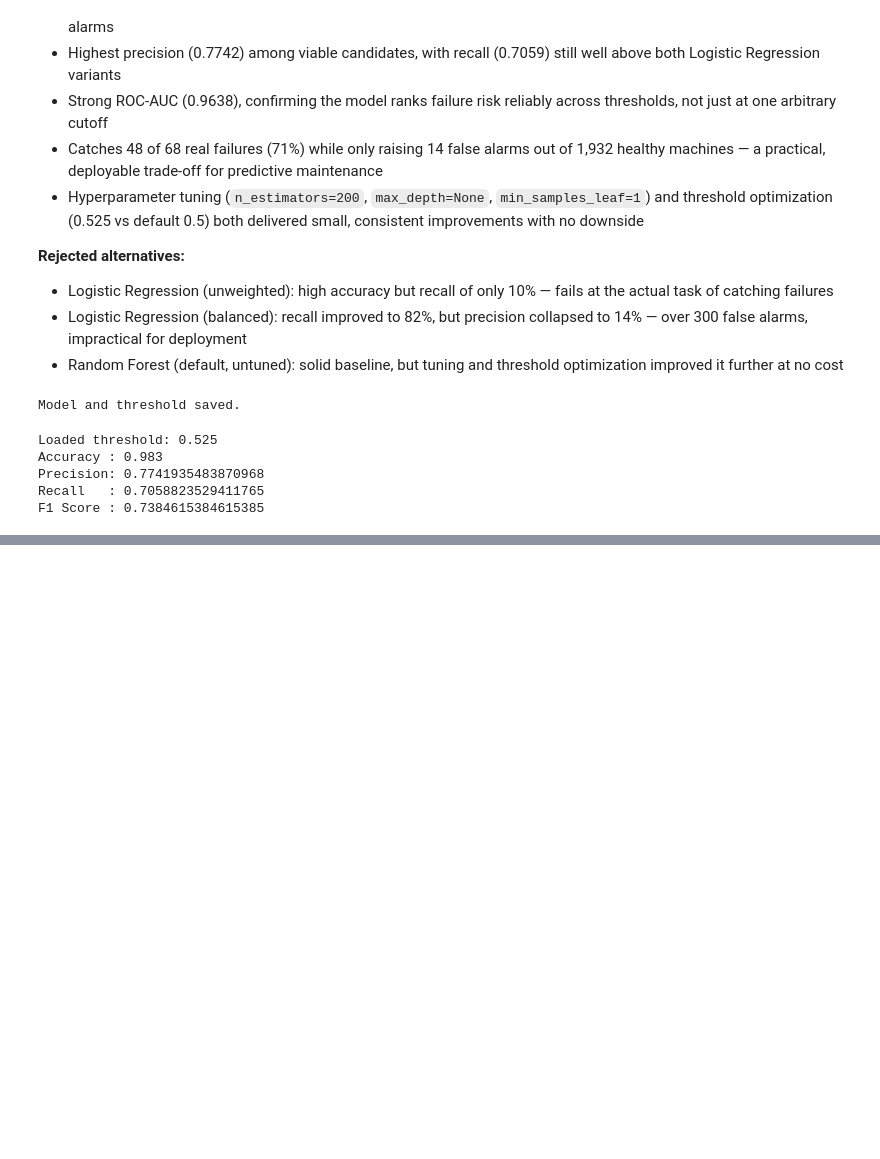
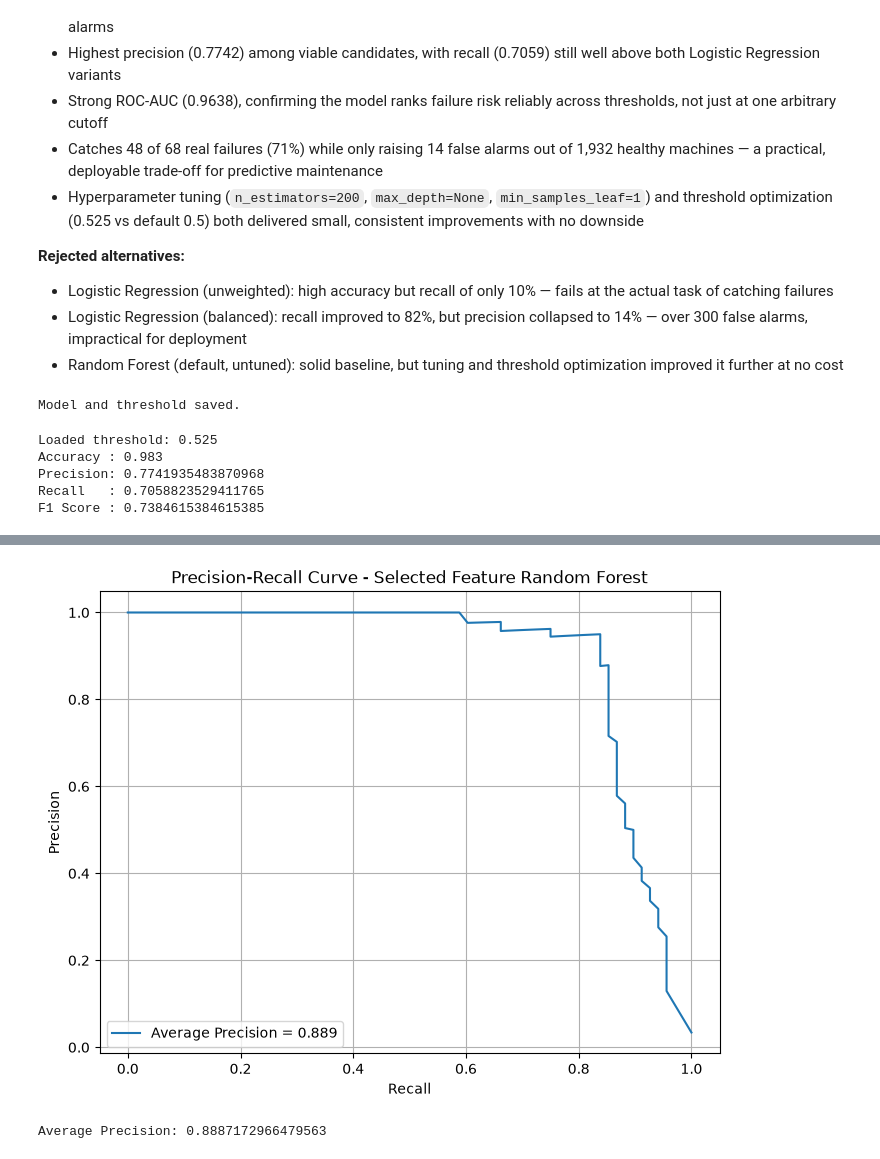
Before and after one commit to Quantumdata66/Machine_Failure_Prediction, a Jupyter notebook: Notebook/01_data_exploration.ipynb, the cells around one changed output, grey strips where cells are left out. Drawn from its saved outputs; the diff is of its cells as text; code cells hidden in the pictures; blank space fills up the shorter version.

```diff
--- a/Notebook/01_data_exploration.ipynb
+++ b/Notebook/01_data_exploration.ipynb
@@ -767,0 +1297,38 @@ F1 Score : 0.7384615384615385
+# %%
+from sklearn.metrics import precision_recall_curve, average_precision_score
+
+precision, recall, thresholds = precision_recall_curve(
+    y_test_sel,
+    y_proba_selected
+)
+
+average_precision = average_precision_score(
+    y_test_sel,
+    y_proba_selected
+)
+
+plt.figure(figsize=(8, 6))
+
+plt.plot(
+    recall,
+    precision,
+    label=f"Average Precision = {average_precision:.3f}"
+)
+
+plt.xlabel("Recall")
+plt.ylabel("Precision")
+
+plt.title("Precision-Recall Curve - Selected Feature Random Forest")
+
+plt.legend()
+plt.grid()
+
+plt.show()
+
+print(
+    "Average Precision:",
+    average_precision
+)
+# %% [output]
+[figure, added]
+Average Precision: 0.8887172966479563
```
Also changed, not shown: parts of 38 cells of this notebook, 3 other files.
